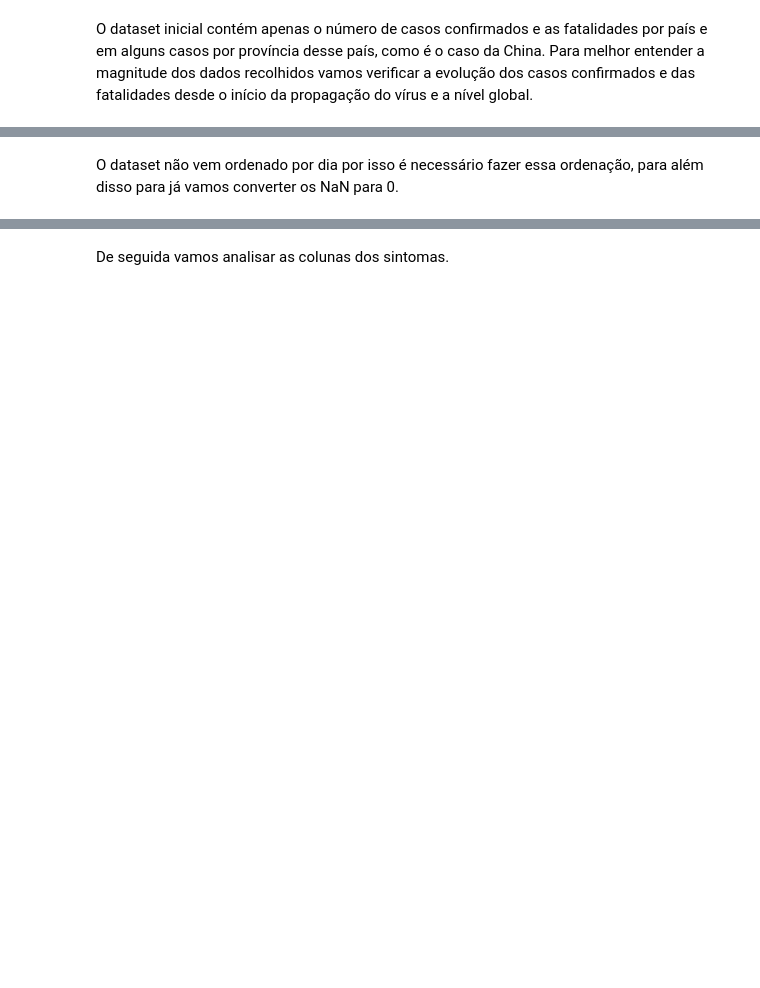
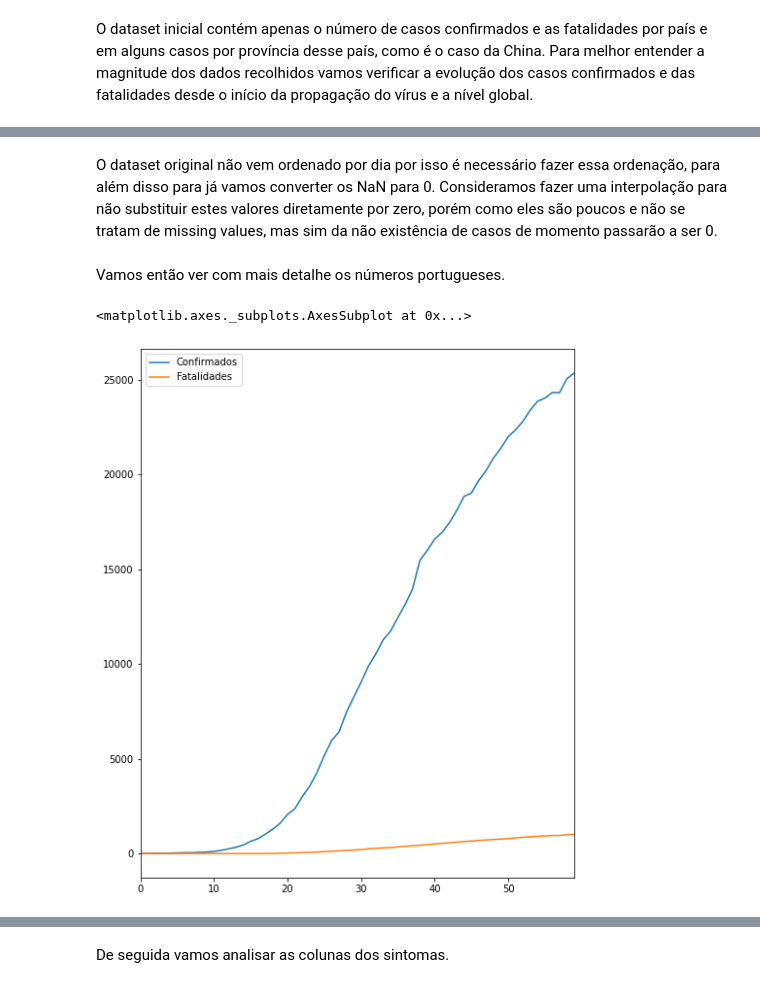
Before and after one commit to Dantas198/AA2-2019-20, a Jupyter notebook: AA2-COVID-19.ipynb, the cells around one changed output, grey strips where cells are left out. Saved outputs shown, nothing was run; the diff lists cells and outputs as text; code cells hidden in the pictures; blank space fills up the shorter version.

```diff
--- a/AA2-COVID-19.ipynb
+++ b/AA2-COVID-19.ipynb
@@ -242,5 +97,13 @@ train_dataset
 # %% [markdown]
-O dataset não vem ordenado por dia por isso é necessário fazer essa ordenação, para além disso para já vamos converter os NaN para 0.
+O dataset original não vem ordenado por dia por isso é necessário fazer essa ordenação, para além disso para já vamos converter os NaN para 0. Consideramos fazer uma interpolação para não substituir estes valores diretamente por zero, porém como eles são poucos e não se tratam de missing values, mas sim da não existência de casos de momento passarão a ser 0.
 # %%
 train_dataset = train_dataset.sort_values(by=['id'])
-train_dataset = train_dataset.fillna(0)
+train_dataset = train_dataset.fillna(0).reset_index(drop='True')
+# %% [markdown]
+Vamos então ver com mais detalhe os números portugueses.
+# %%
+alvos = pd.concat([train_dataset['confirmados'],train_dataset['obitos']], axis=1, keys=['Confirmados', 'Fatalidades']).reset_index(drop='True')
+alvos.plot(figsize=(8,10))
+# %% [output]
+<matplotlib.axes._subplots.AxesSubplot at 0x...>
+[figure, added]
```
Also changed, not shown: parts of 67 cells of this notebook.
